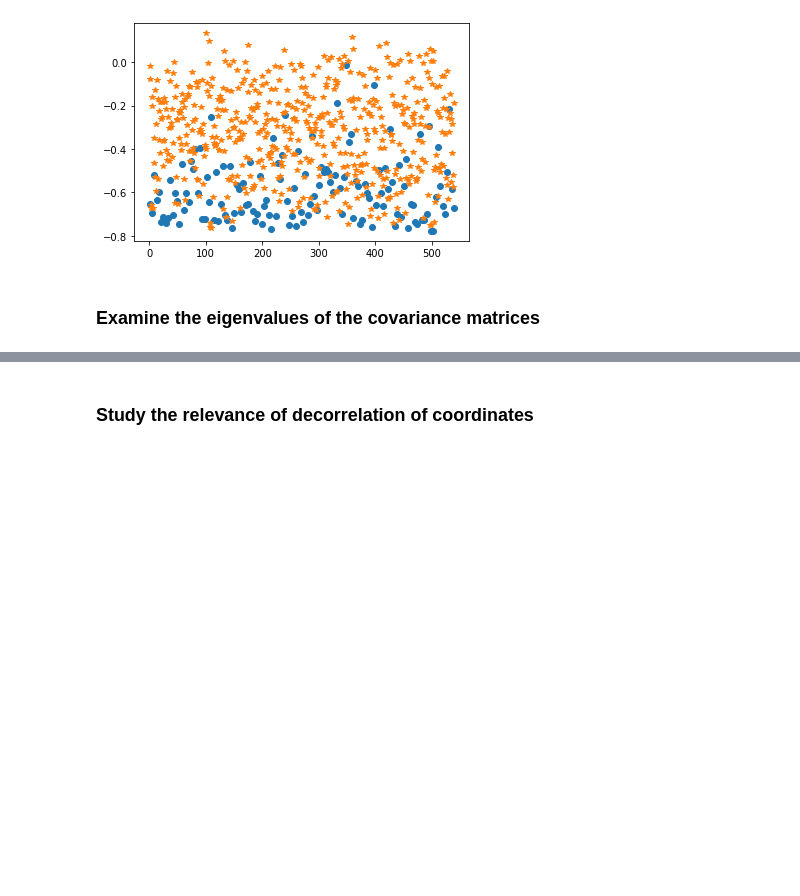
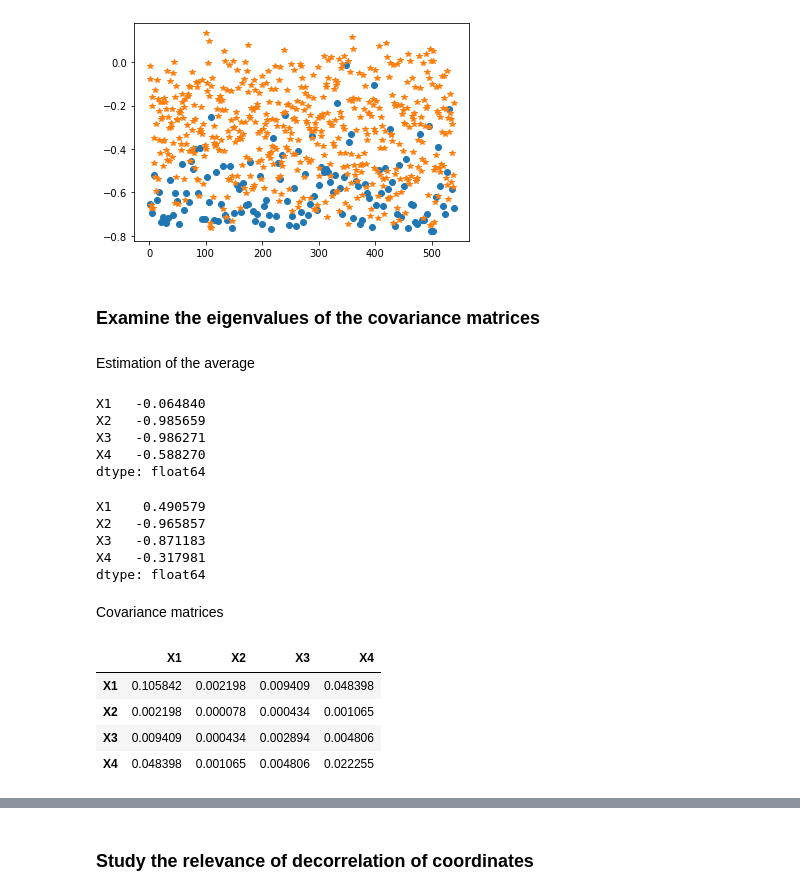
Before and after one commit to NacerSebtiMS/P300-Data-Analysis, a Jupyter notebook: P300_Data_Analysis.ipynb, the cells around one changed output, grey strips where cells are left out. Saved outputs shown, nothing was run; the diff lists cells and outputs as text; code cells hidden in the pictures; blank space fills up the shorter version.

Commit message:
Added function to compute covariance matrice

```diff
--- a/P300_Data_Analysis.ipynb
+++ b/P300_Data_Analysis.ipynb
@@ -69,28 +69,30 @@ All datasets are loaded and the columns are labeled with a, b, c and d.
 # %%
 P300_PATH = "/content/P300-Data-Analysis/data/P300/"
+
+COLUMN_NAMES = ['X1','X2','X3','X4']
 
 # Ref P300 data
 path_ref_P300 = P300_PATH + "ref_P300"
 ref_P300 = pd.read_csv(path_ref_P300, delim_whitespace=True)
-ref_P300.columns = ['a','b','c','d']
+ref_P300.columns = COLUMN_NAMES
 # Ref NP300 data
 path_ref_NP300 = P300_PATH + "ref_NP300"
 ref_NP300 = pd.read_csv(path_ref_NP300, delim_whitespace=True)
-ref_NP300.columns = ['a','b','c','d']
+ref_NP300.columns = COLUMN_NAMES
 
 # Test P300 data
 path_test_P300 = P300_PATH + "test_P300"
 test_P300 = pd.read_csv(path_test_P300, delim_whitespace=True)
-test_P300.columns = ['a','b','c','d']
+test_P300.columns = COLUMN_NAMES
 # Test NP300 data
 path_test_NP300 = P300_PATH + "test_NP300"
 test_NP300 = pd.read_csv(path_test_NP300, delim_whitespace=True)
-test_NP300.columns = ['a','b','c','d']
+test_NP300.columns = COLUMN_NAMES
 
 # prediction data
 path_unknown = P300_PATH + "Inconnus"
 unknown = pd.read_csv(path_unknown, delim_whitespace=True)
-unknown.columns = ['a','b','c','d']
+unknown.columns = COLUMN_NAMES
 # %% [markdown]
 ## Study and analysis of the distributions (probability distributions)
 # %% [markdown]
@@ -125,3 +127,35 @@ plt.show()
 [figure]
 # %% [markdown]
 ### Examine the eigenvalues of the covariance matrices
+# %% [markdown]
+Estimation of the average
+# %%
+# Ref P300 avg
+[avg_X1_P300,avg_X2_P300,avg_X3_P300,avg_X4_P300] = ref_P300.mean()
+print(ref_P300.mean())
+# %% [output]
+X1   -0.064840
+X2   -0.985659
+X3   -0.986271
+X4   -0.588270
+dtype: float64
+# %%
+# Ref NP300 avg
+[avg_X1_NP300,avg_X2_NP300,avg_X3_NP300,avg_X4_NP300] = ref_NP300.mean()
+print(ref_NP300.mean())
+# %% [output]
+X1    0.490579
+X2   -0.965857
+X3   -0.871183
+X4   -0.317981
+dtype: float64
+# %% [markdown]
+Covariance matrices
+# %%
+ref_P300.cov()
+# %% [output]
+|  | X1 | X2 | X3 | X4 |
+| X1 | 0.105842 | 0.002198 | 0.009409 | 0.048398 |
+| X2 | 0.002198 | 0.000078 | 0.000434 | 0.001065 |
+| X3 | 0.009409 | 0.000434 | 0.002894 | 0.004806 |
+| X4 | 0.048398 | 0.001065 | 0.004806 | 0.022255 |
```
Also changed, not shown: parts of 7 cells of this notebook.
